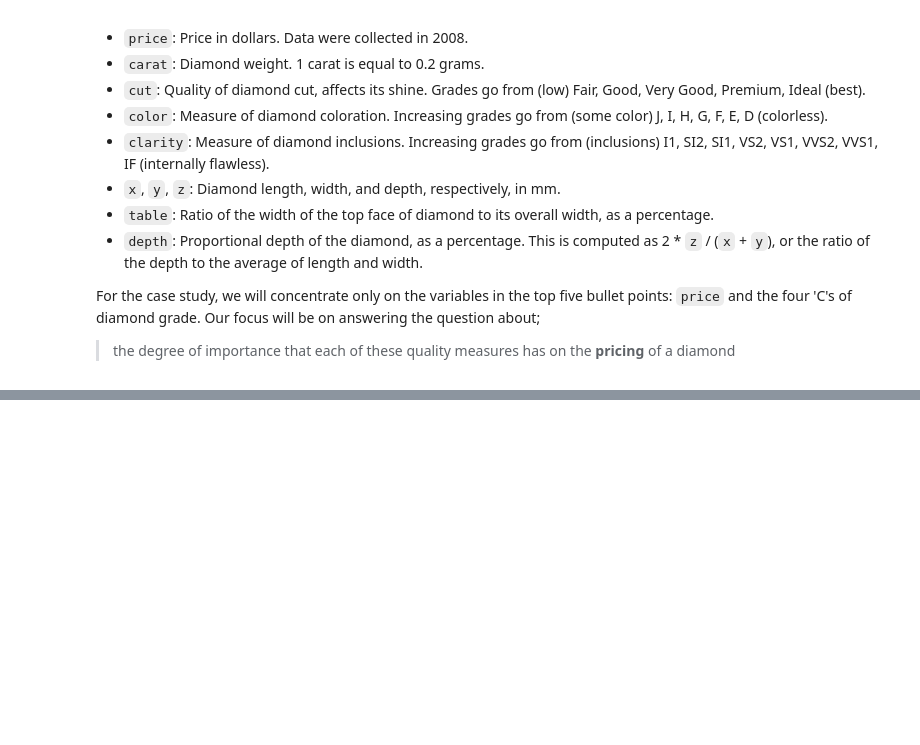
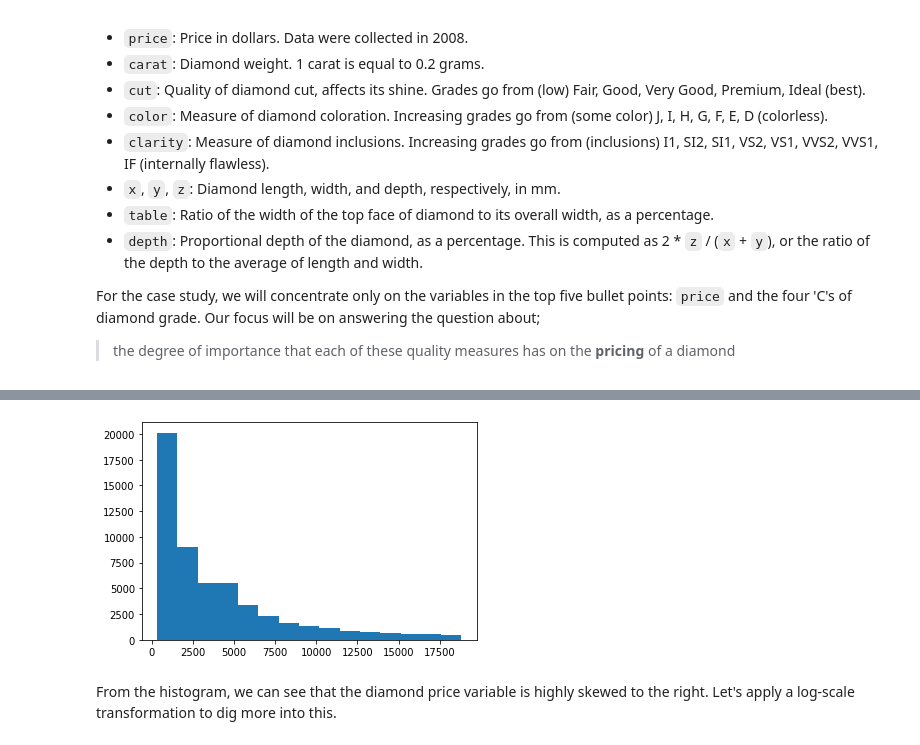
Before and after one commit to EsosaOrumwese/ALX-T-Nanodegree, a Jupyter notebook: Data Analytics/3. Data Visualization/diamondprice_EDA casestudy.ipynb, the cells around one changed output, grey strips where cells are left out. Drawn from its saved outputs; the diff is of its cells as text; code cells hidden in the pictures; blank space fills up the shorter version.

```diff
--- a/Data Analytics/3. Data Visualization/diamondprice_EDA casestudy.ipynb
+++ b/Data Analytics/3. Data Visualization/diamondprice_EDA casestudy.ipynb
@@ -17,0 +26,3 @@ For the case study, we will concentrate only on the variables in the top five bu
+# %%
+# load data into pandas dataframe
+diamonds = pd.read_csv('diamonds.csv')
@@ -17,0 +79,18 @@ For the case study, we will concentrate only on the variables in the top five bu
+# %%
+# ordering from 'worst' to 'best'
+cut = ['Fair','Good','Very Good','Premium','Ideal']
+color = ['J','I','H','G','F','E','D']
+clarity = ['I1','SI2','SI1','VS2','VS1','VVS2','VVS1','IF']
+
+## reversing order
+cut.reverse(), color.reverse(), clarity.reverse()
+
+# creating the CategoricalDtype
+cutClass = pd.api.types.CategoricalDtype(categories=cut, ordered=True)
+colorClass = pd.api.types.CategoricalDtype(categories=color, ordered=True)
+clarityClass = pd.api.types.CategoricalDtype(categories=clarity, ordered=True)
+
+# applying convertion to variables in dataframe
+diamonds['cut'] = diamonds['cut'].astype(cutClass)
+diamonds['color'] = diamonds['color'].astype(colorClass)
+diamonds['clarity'] = diamonds['clarity'].astype(clarityClass)
@@ -17,0 +119,6 @@ For the case study, we will concentrate only on the variables in the top five bu
+# %%
+plt.hist(diamonds.price, bins=15);
+# %% [output]
+[figure, added]
+# %% [markdown]
+From the histogram, we can see that the diamond price variable is highly skewed to the right. Let's apply a log-scale transformation to dig more into this.
```
Also changed, not shown: parts of 40 cells of this notebook.
